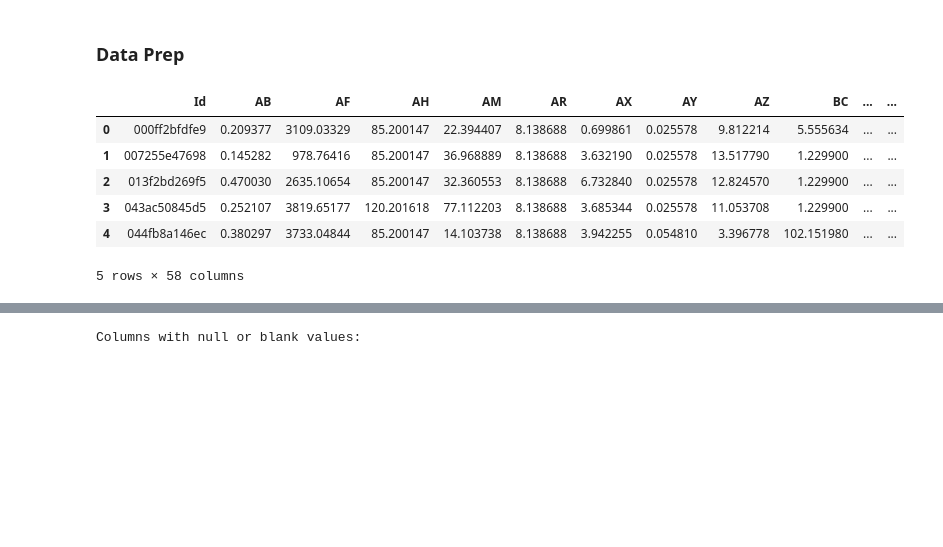
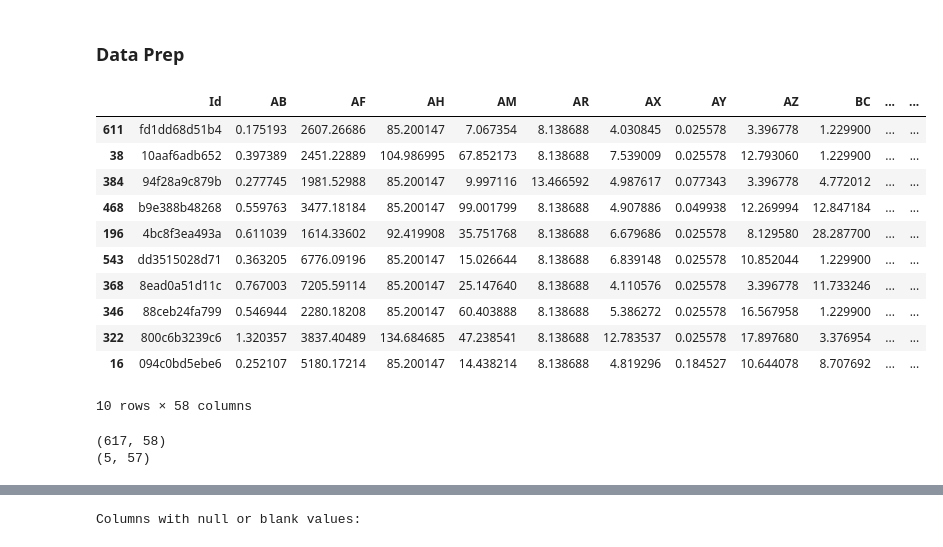
Before and after one commit to ppujari/xcs224u, a Jupyter notebook: icr2023-xgboost.ipynb, the cells around one changed output, grey strips where cells are left out. Cells and saved outputs as stored; diff of their text form; code cells hidden in the pictures; blank space fills up the shorter version.

```diff
--- a/icr2023-xgboost.ipynb
+++ b/icr2023-xgboost.ipynb
@@ -24,13 +24,3 @@ train = pd.read_csv(f"{COMP_PATH}/train.csv")
 test = pd.read_csv(f"{COMP_PATH}/test.csv")
 sample_submission = pd.read_csv(f"{COMP_PATH}/sample_submission.csv")
 greeks = pd.read_csv(f"{COMP_PATH}/greeks.csv")
-# %%
-train.head()
-# %% [output]
-|  | Id | AB | AF | AH | AM | AR | AX | AY | AZ | BC | ... | ... |
-| 0 | 000ff2bfdfe9 | 0.209377 | 3109.03329 | 85.200147 | 22.394407 | 8.138688 | 0.699861 | 0.025578 | 9.812214 | 5.555634 | ... | ... |
-| 1 | 007255e47698 | 0.145282 | 978.76416 | 85.200147 | 36.968889 | 8.138688 | 3.632190 | 0.025578 | 13.517790 | 1.229900 | ... | ... |
-| 2 | 013f2bd269f5 | 0.470030 | 2635.10654 | 85.200147 | 32.360553 | 8.138688 | 6.732840 | 0.025578 | 12.824570 | 1.229900 | ... | ... |
-| 3 | 043ac50845d5 | 0.252107 | 3819.65177 | 120.201618 | 77.112203 | 8.138688 | 3.685344 | 0.025578 | 11.053708 | 1.229900 | ... | ... |
-| 4 | 044fb8a146ec | 0.380297 | 3733.04844 | 85.200147 | 14.103738 | 8.138688 | 3.942255 | 0.054810 | 3.396778 | 102.151980 | ... | ... |
-5 rows × 58 columns
@@ -37,3 +33,24 @@ train.head()
+# %%
+train.sample(10)
+# %% [output]
+|  | Id | AB | AF | AH | AM | AR | AX | AY | AZ | BC | ... | ... |
+| 611 | fd1dd68d51b4 | 0.175193 | 2607.26686 | 85.200147 | 7.067354 | 8.138688 | 4.030845 | 0.025578 | 3.396778 | 1.229900 | ... | ... |
+| 38 | 10aaf6adb652 | 0.397389 | 2451.22889 | 104.986995 | 67.852173 | 8.138688 | 7.539009 | 0.025578 | 12.793060 | 1.229900 | ... | ... |
+| 384 | 94f28a9c879b | 0.277745 | 1981.52988 | 85.200147 | 9.997116 | 13.466592 | 4.987617 | 0.077343 | 3.396778 | 4.772012 | ... | ... |
+| 468 | b9e388b48268 | 0.559763 | 3477.18184 | 85.200147 | 99.001799 | 8.138688 | 4.907886 | 0.049938 | 12.269994 | 12.847184 | ... | ... |
+| 196 | 4bc8f3ea493a | 0.611039 | 1614.33602 | 92.419908 | 35.751768 | 8.138688 | 6.679686 | 0.025578 | 8.129580 | 28.287700 | ... | ... |
+| 543 | dd3515028d71 | 0.363205 | 6776.09196 | 85.200147 | 15.026644 | 8.138688 | 6.839148 | 0.025578 | 10.852044 | 1.229900 | ... | ... |
+| 368 | 8ead0a51d11c | 0.767003 | 7205.59114 | 85.200147 | 25.147640 | 8.138688 | 4.110576 | 0.025578 | 3.396778 | 11.733246 | ... | ... |
+| 346 | 88ceb24fa799 | 0.546944 | 2280.18208 | 85.200147 | 60.403888 | 8.138688 | 5.386272 | 0.025578 | 16.567958 | 1.229900 | ... | ... |
+| 322 | 800c6b3239c6 | 1.320357 | 3837.40489 | 134.684685 | 47.238541 | 8.138688 | 12.783537 | 0.025578 | 17.897680 | 3.376954 | ... | ... |
+| 16 | 094c0bd5ebe6 | 0.252107 | 5180.17214 | 85.200147 | 14.438214 | 8.138688 | 4.819296 | 0.184527 | 10.644078 | 8.707692 | ... | ... |
+10 rows × 58 columns
+# %%
+print(train.shape)
+print(test.shape)
+# %% [output]
+(617, 58)
+(5, 57)
 # %%
 # Find columns with null or blank values
 null_or_blank_cols = train.columns[train.isnull().any() | (train == '').any()]
```
Also changed, not shown: parts of 26 cells of this notebook.
